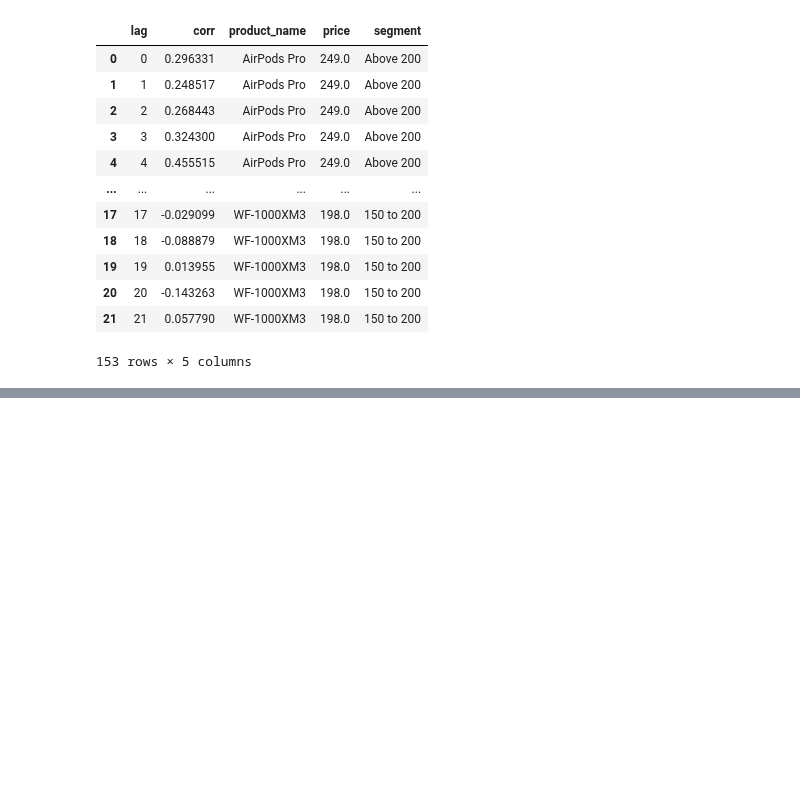
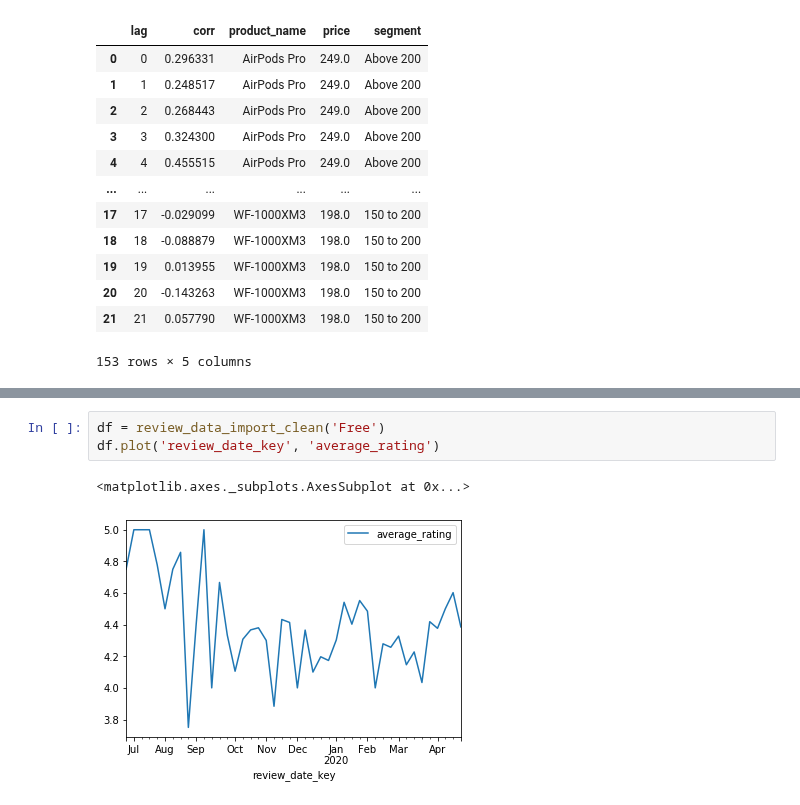
Before and after one commit to datascientistlin/AmazonReviewAnalysis, a Jupyter notebook: Correlation.ipynb, the cells around one changed output, grey strips where cells are left out. Drawn from its saved outputs; the diff is of its cells as text; blank space fills up the shorter version.

```diff
--- a/Correlation.ipynb
+++ b/Correlation.ipynb
@@ -285,0 +357,6 @@ alt.Chart(df_corr_review_rating).mark_bar(size=10).encode(
+# %%
+df = review_data_import_clean('Free')
+df.plot('review_date_key', 'average_rating')
+# %% [output]
+<matplotlib.axes._subplots.AxesSubplot at 0x...>
+[figure, added]
```
Also changed, not shown: parts of 26 cells of this notebook.
